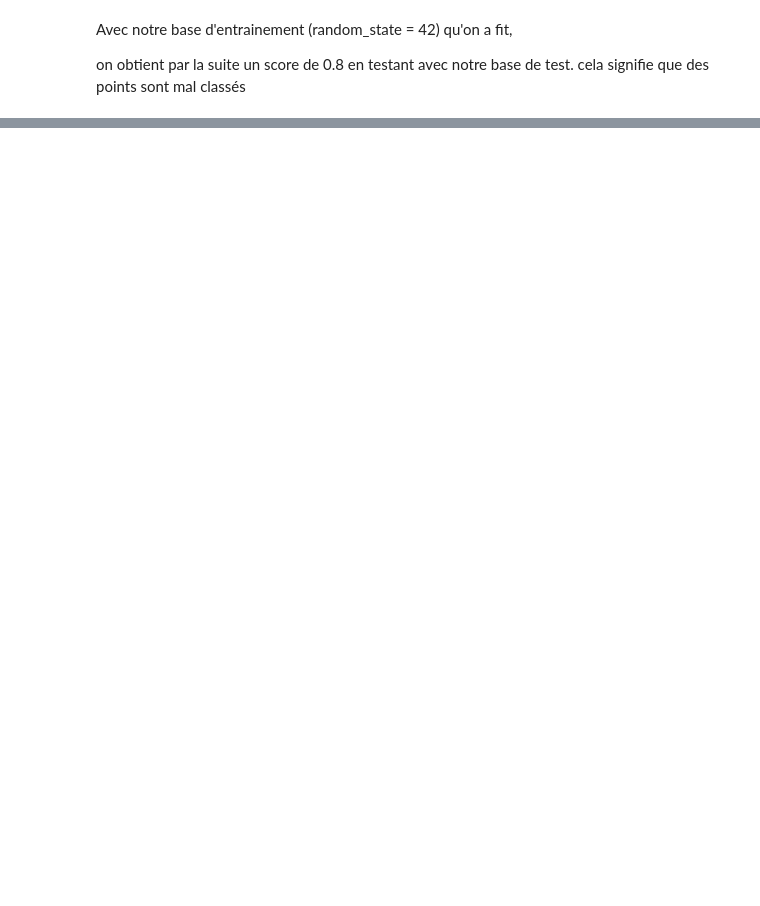
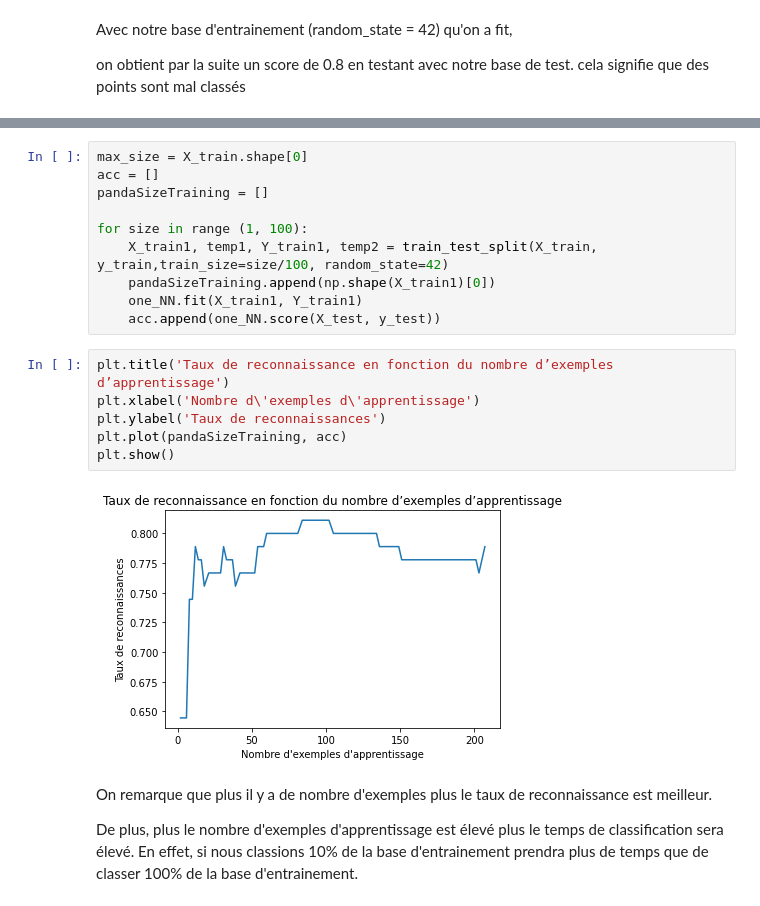
Before and after one commit to Yulypso/Neural-Network, a Jupyter notebook: TP1/knn.ipynb, the cells around one changed output, grey strips where cells are left out. Saved outputs shown, nothing was run; the diff lists cells and outputs as text; blank space fills up the shorter version.

```diff
--- a/TP1/knn.ipynb
+++ b/TP1/knn.ipynb
@@ -78,0 +120,22 @@ on obtient par la suite un score de 0.8 en testant avec notre base de test. cela
+# %%
+max_size = X_train.shape[0]
+acc = []
+pandaSizeTraining = []
+
+for size in range (1, 100):
+    X_train1, temp1, Y_train1, temp2 = train_test_split(X_train, y_train,train_size=size/100, random_state=42)
+    pandaSizeTraining.append(np.shape(X_train1)[0])
+    one_NN.fit(X_train1, Y_train1)
+    acc.append(one_NN.score(X_test, y_test))
+# %%
+plt.title('Taux de reconnaissance en fonction du nombre d’exemples d’apprentissage')
+plt.xlabel('Nombre d\'exemples d\'apprentissage')
+plt.ylabel('Taux de reconnaissances')
+plt.plot(pandaSizeTraining, acc)
+plt.show()
+# %% [output]
+[figure, added]
+# %% [markdown]
+On remarque que plus il y a de nombre d'exemples plus le taux de reconnaissance est meilleur.
+
+De plus, plus le nombre d'exemples d'apprentissage est élevé plus le temps de classification sera élevé. En effet, si nous classions 10% de la base d'entrainement prendra plus de temps que de classer 100% de la base d'entrainement.
```
Also changed, not shown: parts of 13 cells of this notebook, 1 other file.
